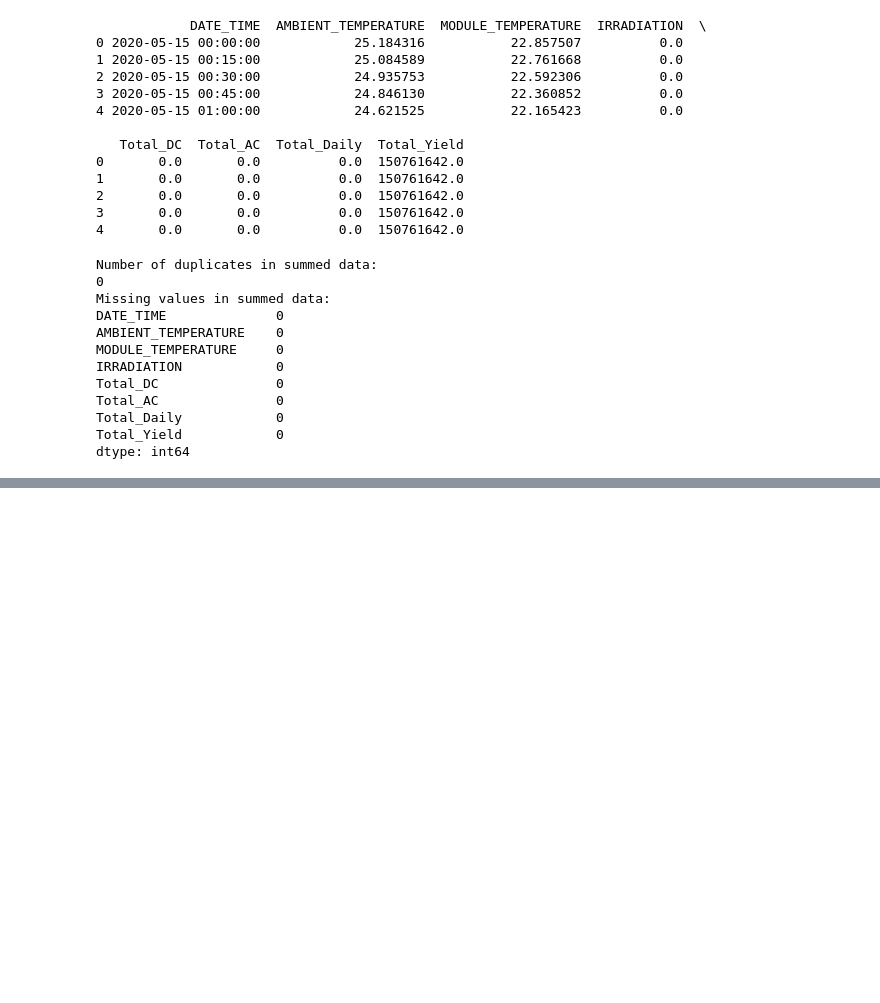
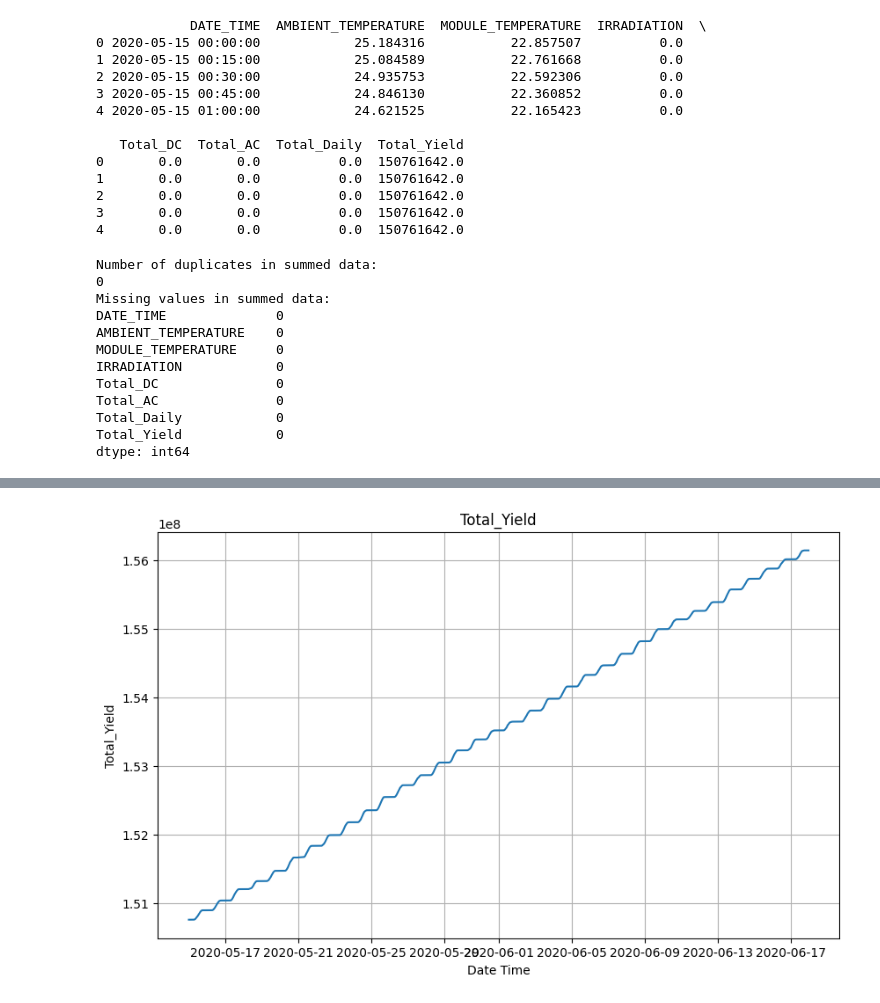
Before and after one commit to FelberPeter/Assigment-4, a Jupyter notebook: Solarpower.ipynb, the cells around one changed output, grey strips where cells are left out. Drawn from its saved outputs; the diff is of its cells as text; code cells hidden in the pictures; blank space fills up the shorter version.

```diff
--- a/Solarpower.ipynb
+++ b/Solarpower.ipynb
@@ -511,0 +555,11 @@ dtype: int64
+# %%
+# Plot total yield
+plt.figure(figsize=(10, 6))
+plt.plot(df_summed['DATE_TIME'], df_summed['Total_Yield'])
+plt.title('Total_Yield')
+plt.xlabel('Date Time')
+plt.ylabel('Total_Yield')
+plt.grid()
+plt.show()
+# %% [output]
+[figure, added]
```
Also changed, not shown: parts of 5 cells of this notebook.
